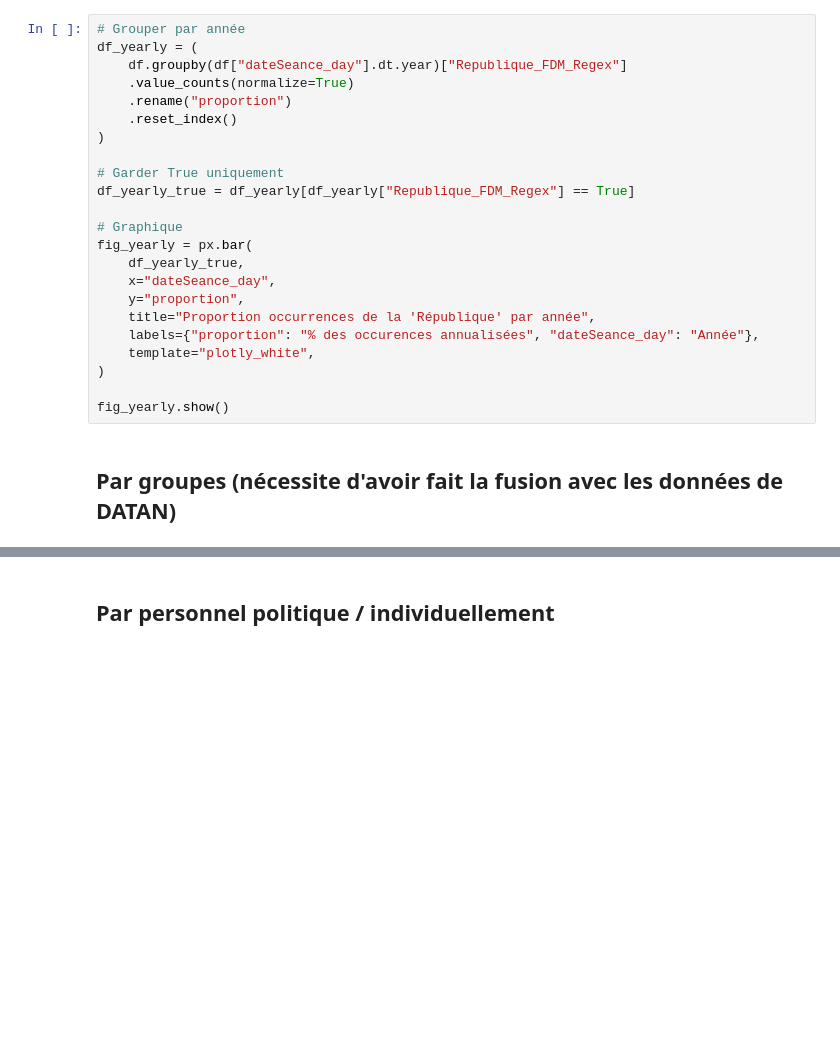
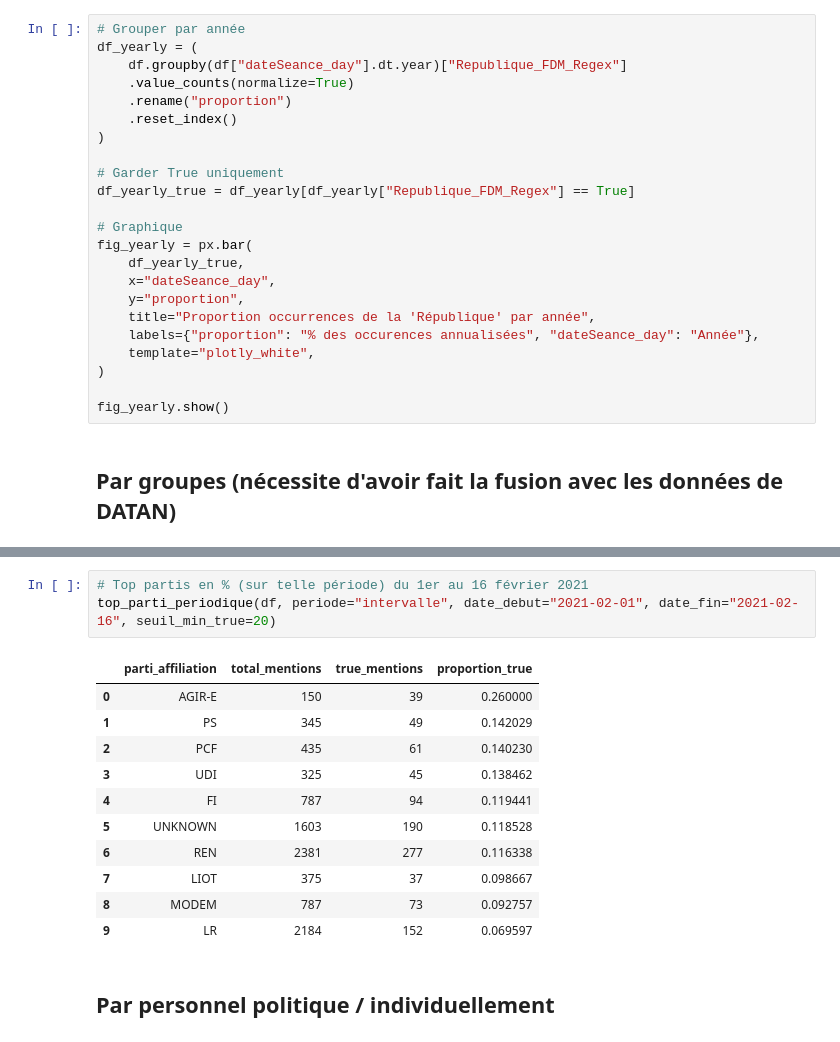
Before and after one commit to Matthias-Levalet/republique-cest-quoi, a Jupyter notebook: exploration/4- Analysis %.ipynb, the cells around one changed output, grey strips where cells are left out. Saved outputs shown, nothing was run; the diff lists cells and outputs as text; blank space fills up the shorter version.

```diff
--- a/exploration/4- Analysis %.ipynb
+++ b/exploration/4- Analysis %.ipynb
@@ -484,3 +660,18 @@ fig_yearly.show()
+# %%
+# Top partis en % (sur telle période) du 1er au 16 février 2021
+top_parti_periodique(df, periode="intervalle", date_debut="2021-02-01", date_fin="2021-02-16", seuil_min_true=20)
+# %% [output]
+|  | parti_affiliation | total_mentions | true_mentions | proportion_true |
+| 0 | AGIR-E | 150 | 39 | 0.260000 |
+| 1 | PS | 345 | 49 | 0.142029 |
+| 2 | PCF | 435 | 61 | 0.140230 |
+| 3 | UDI | 325 | 45 | 0.138462 |
+| 4 | FI | 787 | 94 | 0.119441 |
+| 5 | UNKNOWN | 1603 | 190 | 0.118528 |
+| 6 | REN | 2381 | 277 | 0.116338 |
+| 7 | LIOT | 375 | 37 | 0.098667 |
+| 8 | MODEM | 787 | 73 | 0.092757 |
+| 9 | LR | 2184 | 152 | 0.069597 |
 # %% [markdown]
 ## Par personnel politique / individuellement
 # %% [markdown]
```
Also changed, not shown: parts of 13 cells of this notebook, 3 other files.
